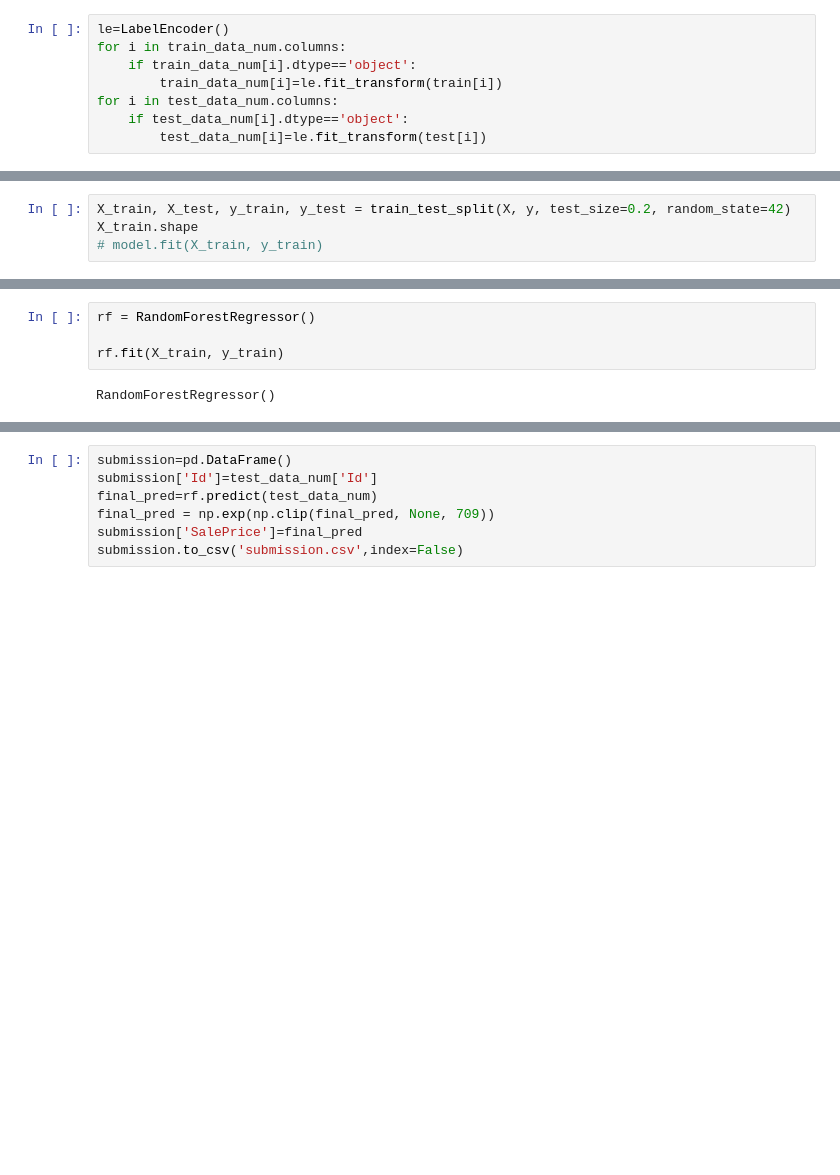
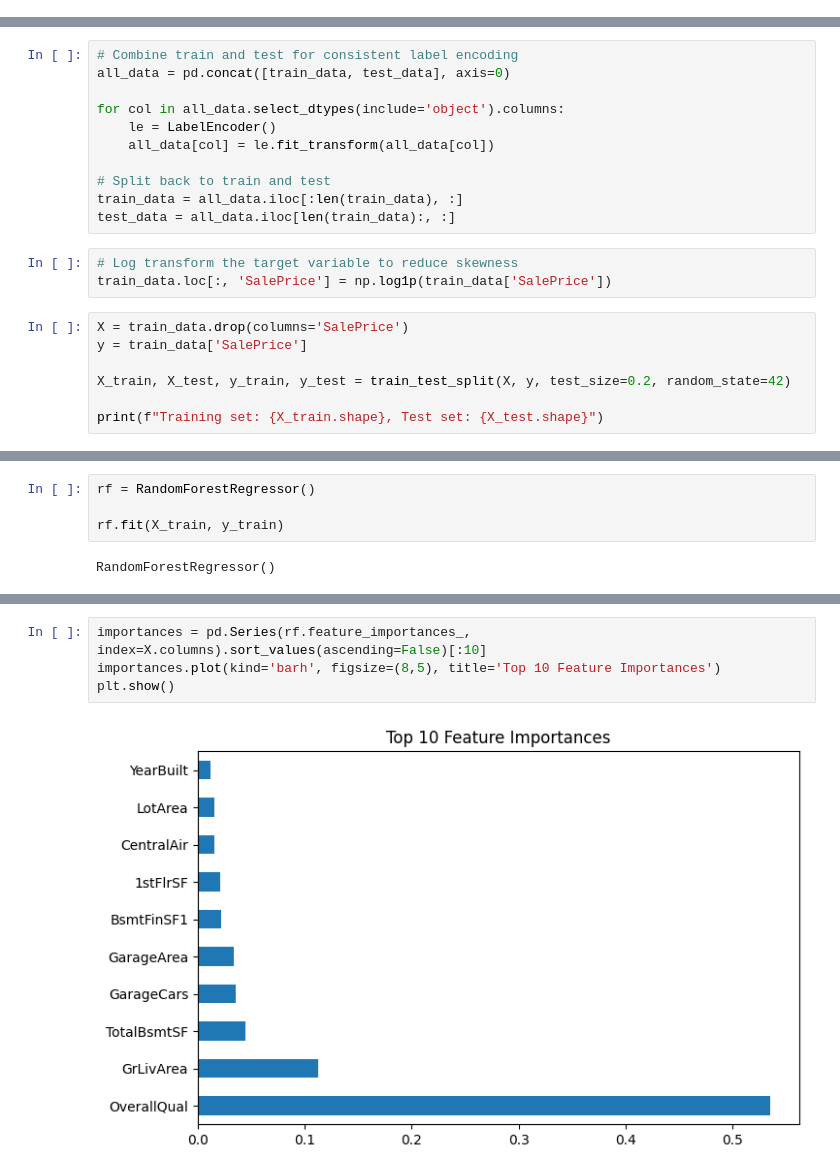
Before and after one commit to deendiran/house_prices_randomforestregression, a Jupyter notebook: houses-prices-randomforestregression.ipynb, the cells around one changed output, grey strips where cells are left out. Saved outputs shown, nothing was run; the diff lists cells and outputs as text; blank space fills up the shorter version.

Commit message:
Kaggle Notebook | houses_prices_randomforestregression | Version 3

```diff
--- a/houses-prices-randomforestregression.ipynb
+++ b/houses-prices-randomforestregression.ipynb
@@ -195,8 +137,0 @@ from math import sqrt
-# %%
-le=LabelEncoder()
-for i in train_data_num.columns:
-    if train_data_num[i].dtype=='object':
-        train_data_num[i]=le.fit_transform(train[i])
-for i in test_data_num.columns:
-    if test_data_num[i].dtype=='object':
-        test_data_num[i]=le.fit_transform(test[i])
@@ -208,5 +138,22 @@ y = train_data_num['SalePrice']
+# %%
+# Combine train and test for consistent label encoding
+all_data = pd.concat([train_data, test_data], axis=0)
+
+for col in all_data.select_dtypes(include='object').columns:
+    le = LabelEncoder()
+    all_data[col] = le.fit_transform(all_data[col])
+
+# Split back to train and test
+train_data = all_data.iloc[:len(train_data), :]
+test_data = all_data.iloc[len(train_data):, :]
+# %%
+# Log transform the target variable to reduce skewness
+train_data.loc[:, 'SalePrice'] = np.log1p(train_data['SalePrice'])
 # %%
+X = train_data.drop(columns='SalePrice')
+y = train_data['SalePrice']
+
 X_train, X_test, y_train, y_test = train_test_split(X, y, test_size=0.2, random_state=42)
-X_train.shape
-# model.fit(X_train, y_train)
+
+print(f"Training set: {X_train.shape}, Test set: {X_test.shape}")
 # %% [output]
@@ -237,7 +184,6 @@ R-squared: 0.8752729864662333
-# %%
-submission=pd.DataFrame()
-submission['Id']=test_data_num['Id']
-final_pred=rf.predict(test_data_num)
-final_pred = np.exp(np.clip(final_pred, None, 709))
-submission['SalePrice']=final_pred
-submission.to_csv('submission.csv',index=False)
+# %%
+importances = pd.Series(rf.feature_importances_, index=X.columns).sort_values(ascending=False)[:10]
+importances.plot(kind='barh', figsize=(8,5), title='Top 10 Feature Importances')
+plt.show()
+# %% [output]
+[figure, added]
```
Also changed, not shown: parts of 21 cells of this notebook.
